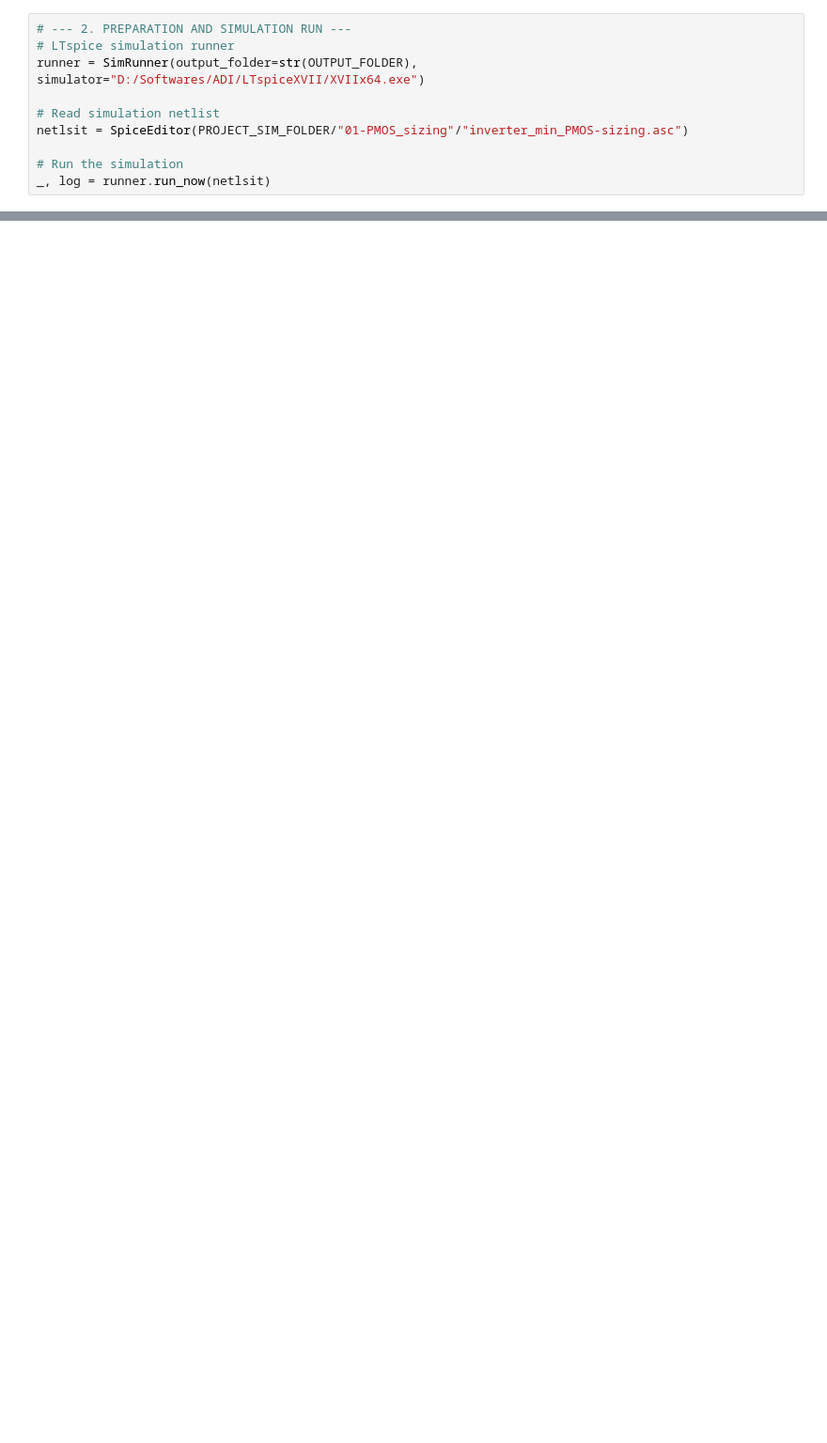
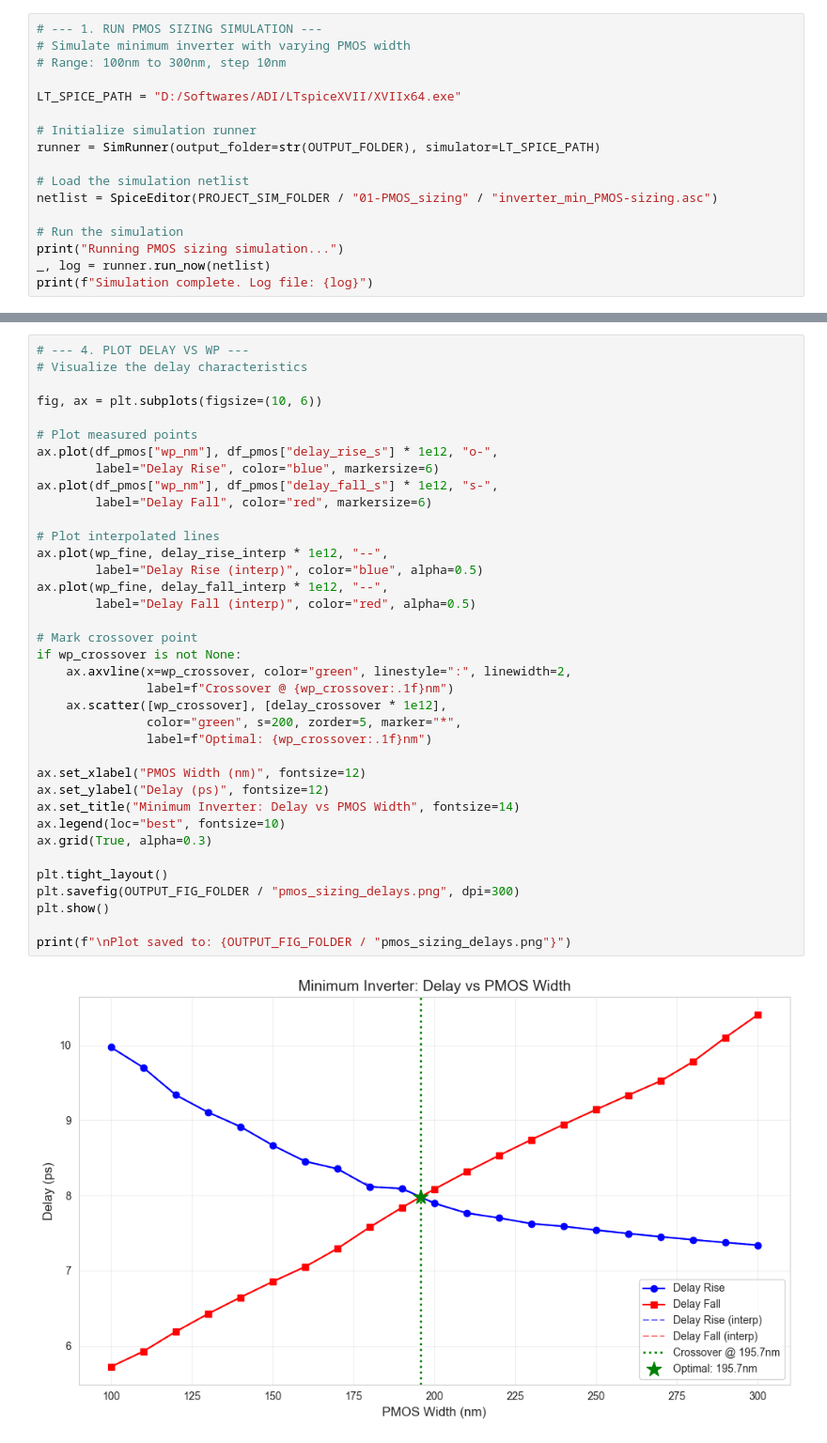
Before and after one commit to XBlayz/Low_power-projects, a Jupyter notebook: notebooks/project-01.ipynb, the cells around one changed output, grey strips where cells are left out. Shown at 94% size. Drawn from its saved outputs; the diff is of its cells as text; blank space fills up the shorter version.

```diff
--- a/notebooks/project-01.ipynb
+++ b/notebooks/project-01.ipynb
@@ -15,10 +32,17 @@ if not os.path.exists(OUTPUT_FOLDER):
 # %%
-# --- 2. PREPARATION AND SIMULATION RUN ---
-# LTspice simulation runner
-runner = SimRunner(output_folder=str(OUTPUT_FOLDER), simulator="D:/Softwares/ADI/LTspiceXVII/XVIIx64.exe")
+# --- 1. RUN PMOS SIZING SIMULATION ---
+# Simulate minimum inverter with varying PMOS width
+# Range: 100nm to 300nm, step 10nm
 
-# Read simulation netlist
-netlsit = SpiceEditor(PROJECT_SIM_FOLDER/"01-PMOS_sizing"/"inverter_min_PMOS-sizing.asc")
+LT_SPICE_PATH = "D:/Softwares/ADI/LTspiceXVII/XVIIx64.exe"
+
+# Initialize simulation runner
+runner = SimRunner(output_folder=str(OUTPUT_FOLDER), simulator=LT_SPICE_PATH)
+
+# Load the simulation netlist
+netlist = SpiceEditor(PROJECT_SIM_FOLDER / "01-PMOS_sizing" / "inverter_min_PMOS-sizing.asc")
 
 # Run the simulation
-_, log = runner.run_now(netlsit)
+print("Running PMOS sizing simulation...")
+_, log = runner.run_now(netlist)
+print(f"Simulation complete. Log file: {log}")
@@ -49,0 +194,39 @@ for i in range(data.step_count):
+# %%
+# --- 4. PLOT DELAY VS WP ---
+# Visualize the delay characteristics
+
+fig, ax = plt.subplots(figsize=(10, 6))
+
+# Plot measured points
+ax.plot(df_pmos["wp_nm"], df_pmos["delay_rise_s"] * 1e12, "o-",
+        label="Delay Rise", color="blue", markersize=6)
+ax.plot(df_pmos["wp_nm"], df_pmos["delay_fall_s"] * 1e12, "s-",
+        label="Delay Fall", color="red", markersize=6)
+
+# Plot interpolated lines
+ax.plot(wp_fine, delay_rise_interp * 1e12, "--",
+        label="Delay Rise (interp)", color="blue", alpha=0.5)
+ax.plot(wp_fine, delay_fall_interp * 1e12, "--",
+        label="Delay Fall (interp)", color="red", alpha=0.5)
+
+# Mark crossover point
+if wp_crossover is not None:
+    ax.axvline(x=wp_crossover, color="green", linestyle=":", linewidth=2,
+               label=f"Crossover @ {wp_crossover:.1f}nm")
+    ax.scatter([wp_crossover], [delay_crossover * 1e12],
+               color="green", s=200, zorder=5, marker="*",
+               label=f"Optimal: {wp_crossover:.1f}nm")
+
+ax.set_xlabel("PMOS Width (nm)", fontsize=12)
+ax.set_ylabel("Delay (ps)", fontsize=12)
+ax.set_title("Minimum Inverter: Delay vs PMOS Width", fontsize=14)
+ax.legend(loc="best", fontsize=10)
+ax.grid(True, alpha=0.3)
+
+plt.tight_layout()
+plt.savefig(OUTPUT_FIG_FOLDER / "pmos_sizing_delays.png", dpi=300)
+plt.show()
+
+print(f"\nPlot saved to: {OUTPUT_FIG_FOLDER / "pmos_sizing_delays.png"}")
+# %% [output]
+[figure, added]
```
Also changed, not shown: parts of 8 cells of this notebook.
